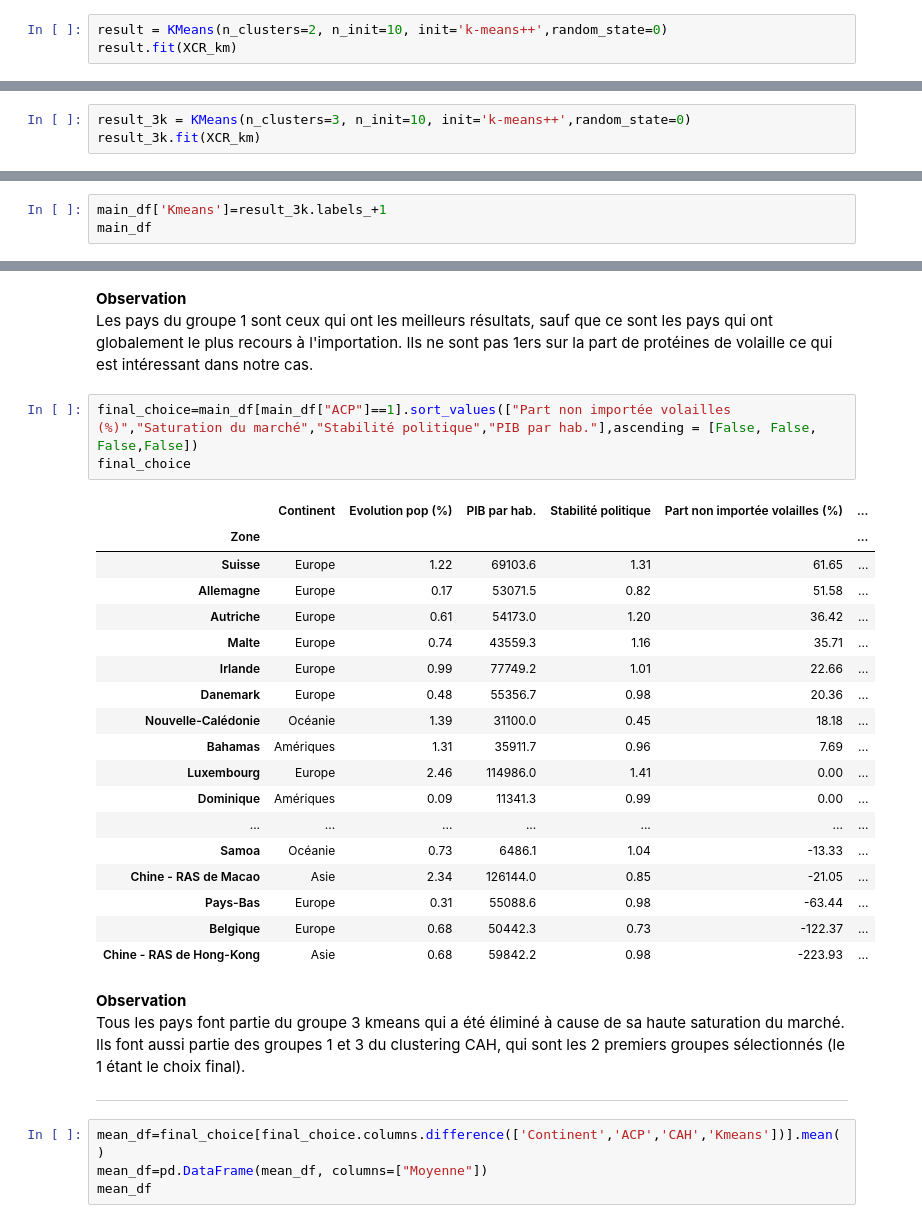
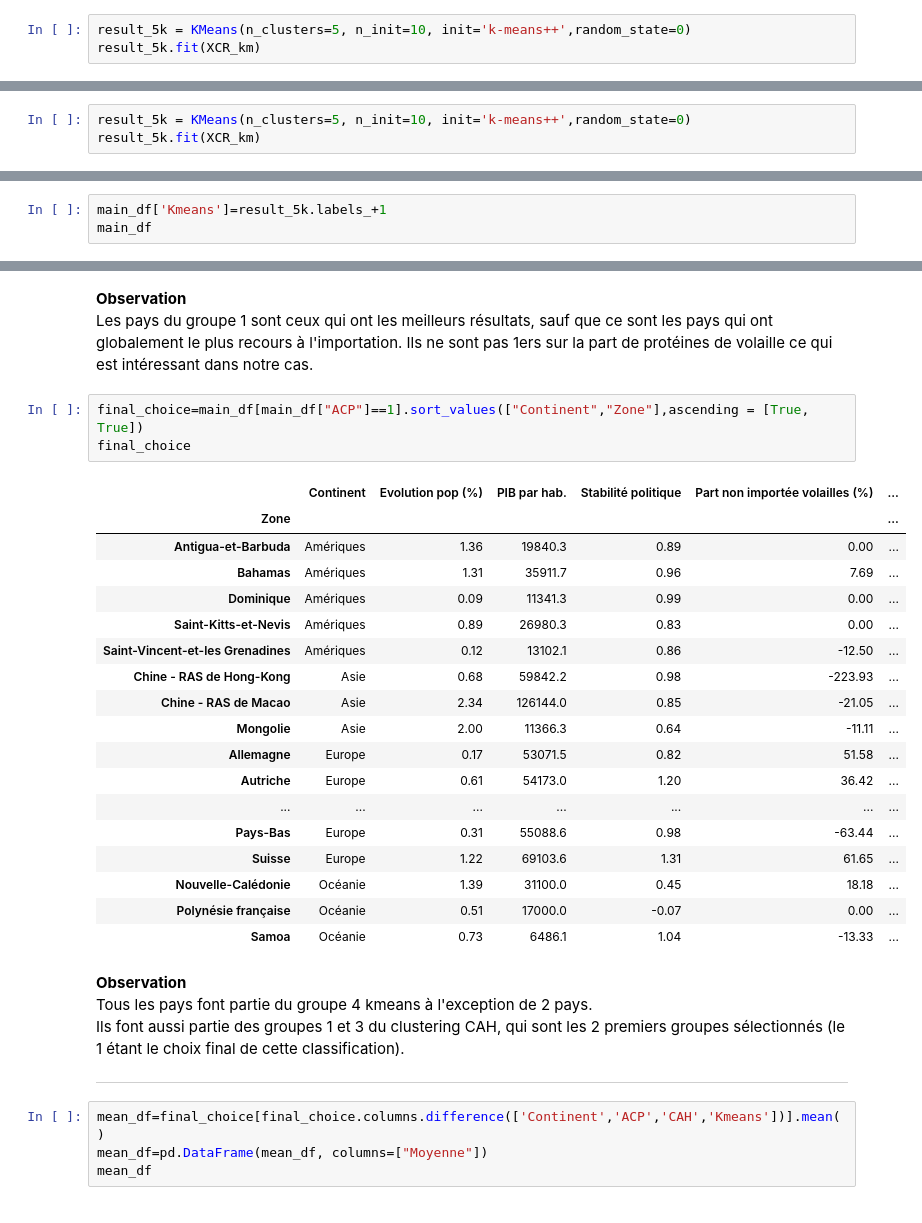
Before and after one commit to dumbor/P9_Produisez-une-etude-de-marche, a Jupyter notebook: Produisez une étude de marché.ipynb, the cells around one changed output, grey strips where cells are left out. Cells and saved outputs as stored; diff of their text form.

```diff
--- a/Produisez une étude de marché.ipynb
+++ b/Produisez une étude de marché.ipynb
@@ -1317,4 +1318,4 @@ On regarde pour 2 clusters
 # %%
-result = KMeans(n_clusters=2, n_init=10, init='k-means++',random_state=0)
-result.fit(XCR_km)
+result_5k = KMeans(n_clusters=5, n_init=10, init='k-means++',random_state=0)
+result_5k.fit(XCR_km)
 # %% [output]
@@ -1353,3 +1352,0 @@ elbow = kelbow_visualizer(result, X=XCR_km, k=(1,10), metric='distortion', timin
-# %%
-result_3k = KMeans(n_clusters=3, n_init=10, init='k-means++',random_state=0)
-result_3k.fit(XCR_km)
@@ -1436,0 +1438,3 @@ Ajout du résultat du clustering kmeans dans le tableau principal.
+# %%
+result_5k = KMeans(n_clusters=5, n_init=10, init='k-means++',random_state=0)
+result_5k.fit(XCR_km)
@@ -1437,5 +1443,5 @@ Ajout du résultat du clustering kmeans dans le tableau principal.
 # %%
-main_df['Kmeans']=result_3k.labels_+1
+main_df['Kmeans']=result_5k.labels_+1
 main_df
 # %% [output]
 |  | Continent | Evolution pop (%) | PIB par hab. | Stabilité politique | Part non importée volailles (%) | ... |
@@ -2023,31 +2040,31 @@ build_clustermap(main_df[main_df.columns.difference(["Continent", "CAH","Kmeans"
 **Observation**<br>
 Les pays du groupe 1 sont ceux qui ont les meilleurs résultats, sauf que ce sont les pays qui ont globalement le plus recours à l'importation. Ils ne sont pas 1ers sur la part de protéines de volaille ce qui est intéressant dans notre cas.
 # %%
-final_choice=main_df[main_df["ACP"]==1].sort_values(["Part non importée volailles (%)","Saturation du marché","Stabilité politique","PIB par hab."],ascending = [False, False, False,False])
+final_choice=main_df[main_df["ACP"]==1].sort_values(["Continent","Zone"],ascending = [True, True])
 final_choice
 # %% [output]
 |  | Continent | Evolution pop (%) | PIB par hab. | Stabilité politique | Part non importée volailles (%) | ... |
 | Zone |  |  |  |  |  | ... |
-| Suisse | Europe | 1.22 | 69103.6 | 1.31 | 61.65 | ... |
+| Antigua-et-Barbuda | Amériques | 1.36 | 19840.3 | 0.89 | 0.00 | ... |
+| Bahamas | Amériques | 1.31 | 35911.7 | 0.96 | 7.69 | ... |
+| Dominique | Amériques | 0.09 | 11341.3 | 0.99 | 0.00 | ... |
+| Saint-Kitts-et-Nevis | Amériques | 0.89 | 26980.3 | 0.83 | 0.00 | ... |
+| Saint-Vincent-et-les Grenadines | Amériques | 0.12 | 13102.1 | 0.86 | -12.50 | ... |
+| Chine - RAS de Hong-Kong | Asie | 0.68 | 59842.2 | 0.98 | -223.93 | ... |
+| Chine - RAS de Macao | Asie | 2.34 | 126144.0 | 0.85 | -21.05 | ... |
+| Mongolie | Asie | 2.00 | 11366.3 | 0.64 | -11.11 | ... |
 | Allemagne | Europe | 0.17 | 53071.5 | 0.82 | 51.58 | ... |
 | Autriche | Europe | 0.61 | 54173.0 | 1.20 | 36.42 | ... |
-| Malte | Europe | 0.74 | 43559.3 | 1.16 | 35.71 | ... |
-| Irlande | Europe | 0.99 | 77749.2 | 1.01 | 22.66 | ... |
-| Danemark | Europe | 0.48 | 55356.7 | 0.98 | 20.36 | ... |
+| ... | ... | ... | ... | ... | ... | ... |
+| Pays-Bas | Europe | 0.31 | 55088.6 | 0.98 | -63.44 | ... |
+| Suisse | Europe | 1.22 | 69103.6 | 1.31 | 61.65 | ... |
 | Nouvelle-Calédonie | Océanie | 1.39 | 31100.0 | 0.45 | 18.18 | ... |
-| Bahamas | Amériques | 1.31 | 35911.7 | 0.96 | 7.69 | ... |
-| Luxembourg | Europe | 2.46 | 114986.0 | 1.41 | 0.00 | ... |
-| Dominique | Amériques | 0.09 | 11341.3 | 0.99 | 0.00 | ... |
-| ... | ... | ... | ... | ... | ... | ... |
+| Polynésie française | Océanie | 0.51 | 17000.0 | -0.07 | 0.00 | ... |
 | Samoa | Océanie | 0.73 | 6486.1 | 1.04 | -13.33 | ... |
-| Chine - RAS de Macao | Asie | 2.34 | 126144.0 | 0.85 | -21.05 | ... |
-| Pays-Bas | Europe | 0.31 | 55088.6 | 0.98 | -63.44 | ... |
-| Belgique | Europe | 0.68 | 50442.3 | 0.73 | -122.37 | ... |
-| Chine - RAS de Hong-Kong | Asie | 0.68 | 59842.2 | 0.98 | -223.93 | ... |
 # %% [markdown]
 **Observation**<br>
-Tous les pays font partie du groupe 3 kmeans qui a été éliminé à cause de sa haute saturation du marché.<br>
-Ils font aussi partie des groupes 1 et 3 du clustering CAH, qui sont les 2 premiers groupes sélectionnés (le 1 étant le choix final).
+Tous les pays font partie du groupe 4 kmeans à l'exception de 2 pays.<br>
+Ils font aussi partie des groupes 1 et 3 du clustering CAH, qui sont les 2 premiers groupes sélectionnés (le 1 étant le choix final de cette classification).
 ______________________
 # %%
 mean_df=final_choice[final_choice.columns.difference(['Continent','ACP','CAH','Kmeans'])].mean()
```
Also changed, not shown: parts of 30 cells of this notebook, 10 other files.
